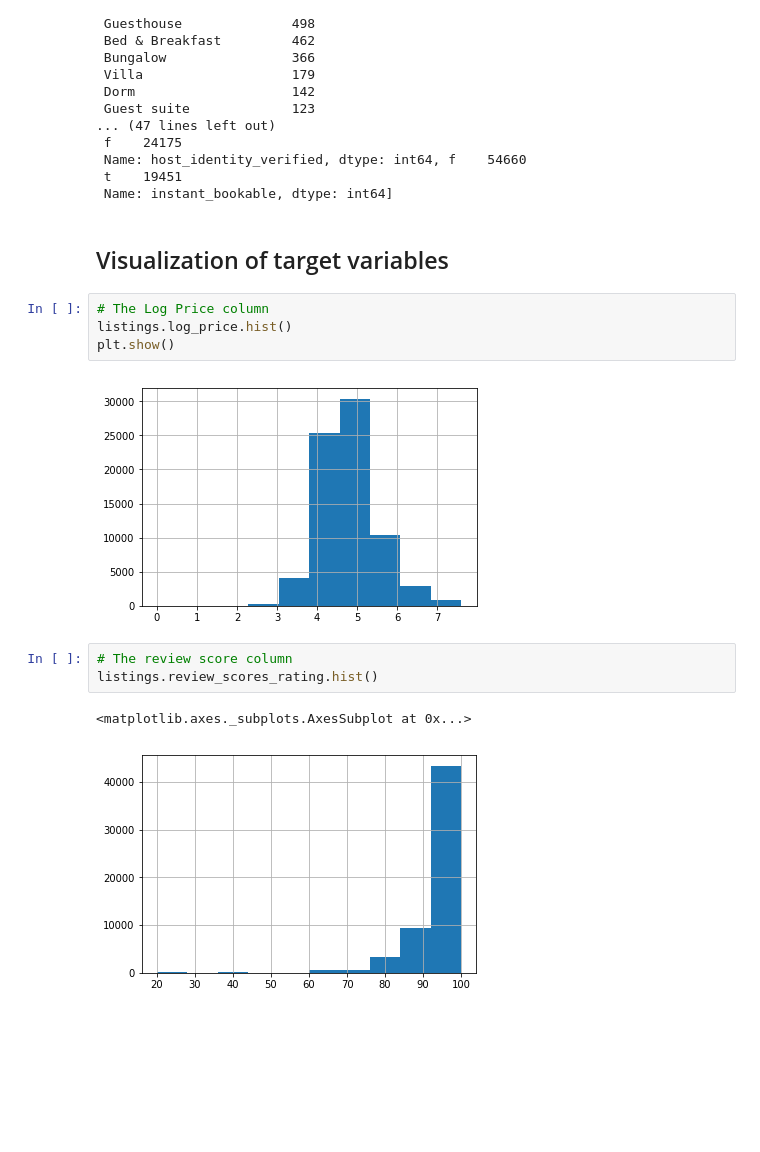
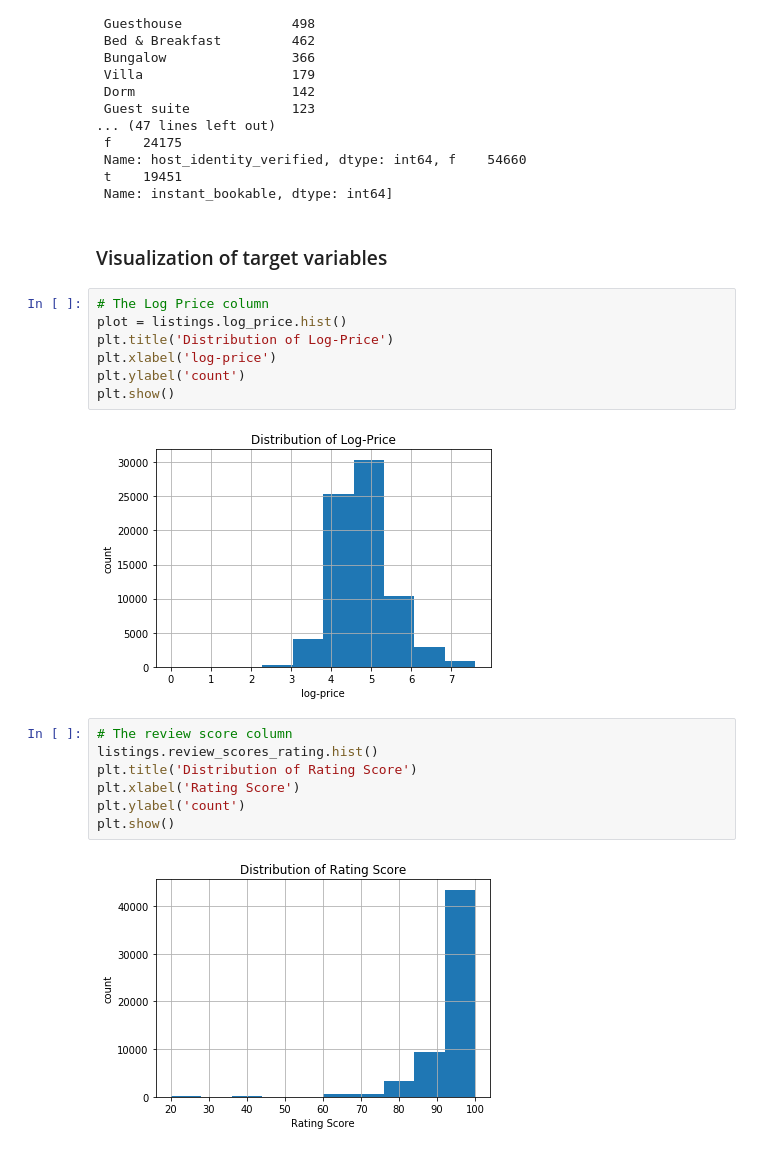
Before and after one commit to ManuGMathew/AML-Project---Airbnb, a Jupyter notebook: code/EDA.ipynb, the cells around one changed output. Drawn from its saved outputs; the diff is of its cells as text; blank space fills up the shorter version.

```diff
--- a/code/EDA.ipynb
+++ b/code/EDA.ipynb
@@ -111,16 +111,22 @@ lower_dim_categories = ['property_type', 'room_type', 'bed_type', 'cancellation_
  t    19451
  Name: instant_bookable, dtype: int64]
 # %% [markdown]
-## Visualization of target variables
+### Visualization of target variables
 # %%
 # The Log Price column
-listings.log_price.hist()
+plot = listings.log_price.hist()
+plt.title('Distribution of Log-Price')
+plt.xlabel('log-price')
+plt.ylabel('count')
 plt.show()
 # %% [output]
-[figure, old version]
+[figure, new version]
 # %%
 # The review score column
 listings.review_scores_rating.hist()
+plt.title('Distribution of Rating Score')
+plt.xlabel('Rating Score')
+plt.ylabel('count')
+plt.show()
 # %% [output]
-<matplotlib.axes._subplots.AxesSubplot at 0x...>
-[figure, old version]
+[figure, new version]
```
Also changed, not shown: parts of 4 cells of this notebook.
